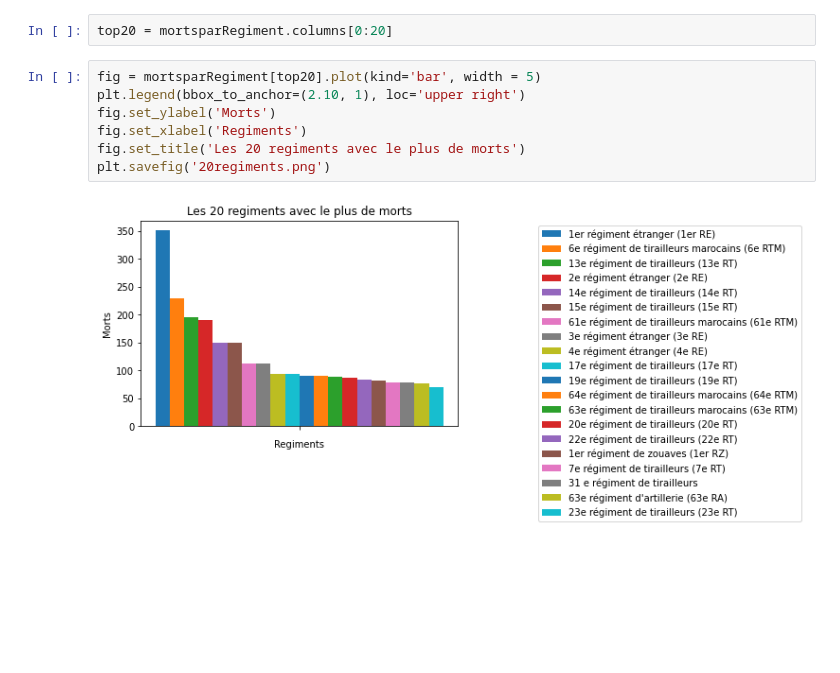
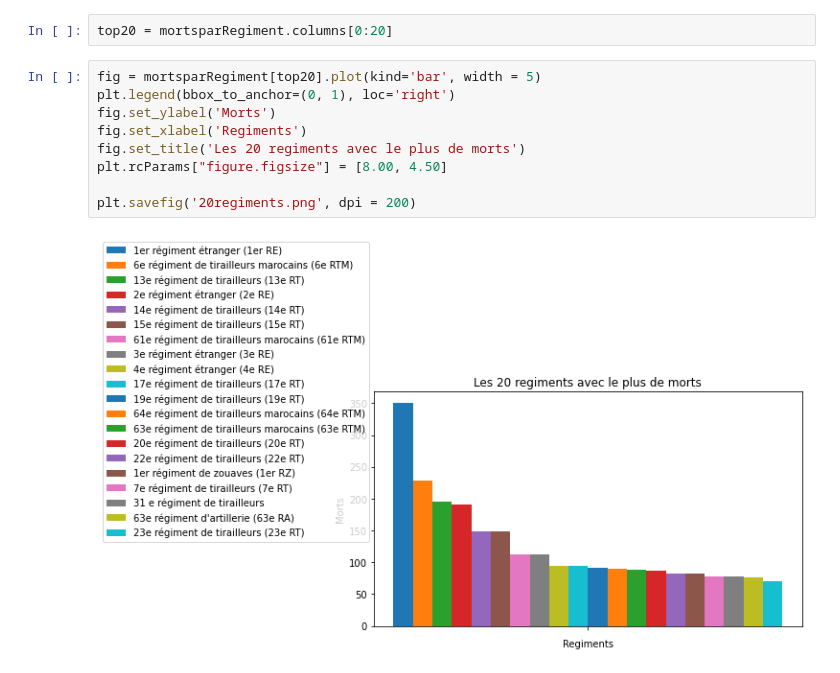
Before and after one commit to the0phil3/projetMemoire, a Jupyter notebook: dbManip.ipynb, the cells around one changed output. Drawn from its saved outputs; the diff is of its cells as text; blank space fills up the shorter version.

Commit message:
fixing graph legend, still not working

```diff
--- a/dbManip.ipynb
+++ b/dbManip.ipynb
@@ -124,10 +124,12 @@ mortsparRegiment
 top20 = mortsparRegiment.columns[0:20]
 # %%
 fig = mortsparRegiment[top20].plot(kind='bar', width = 5)
-plt.legend(bbox_to_anchor=(2.10, 1), loc='upper right')
+plt.legend(bbox_to_anchor=(0, 1), loc='right')
 fig.set_ylabel('Morts')
 fig.set_xlabel('Regiments')
 fig.set_title('Les 20 regiments avec le plus de morts')
-plt.savefig('20regiments.png')
+plt.rcParams["figure.figsize"] = [8.00, 4.50]
+
+plt.savefig('20regiments.png', dpi = 200)
 # %% [output]
-[figure, old version]
+[figure, new version]
```
Also changed, not shown: 1 other file.
